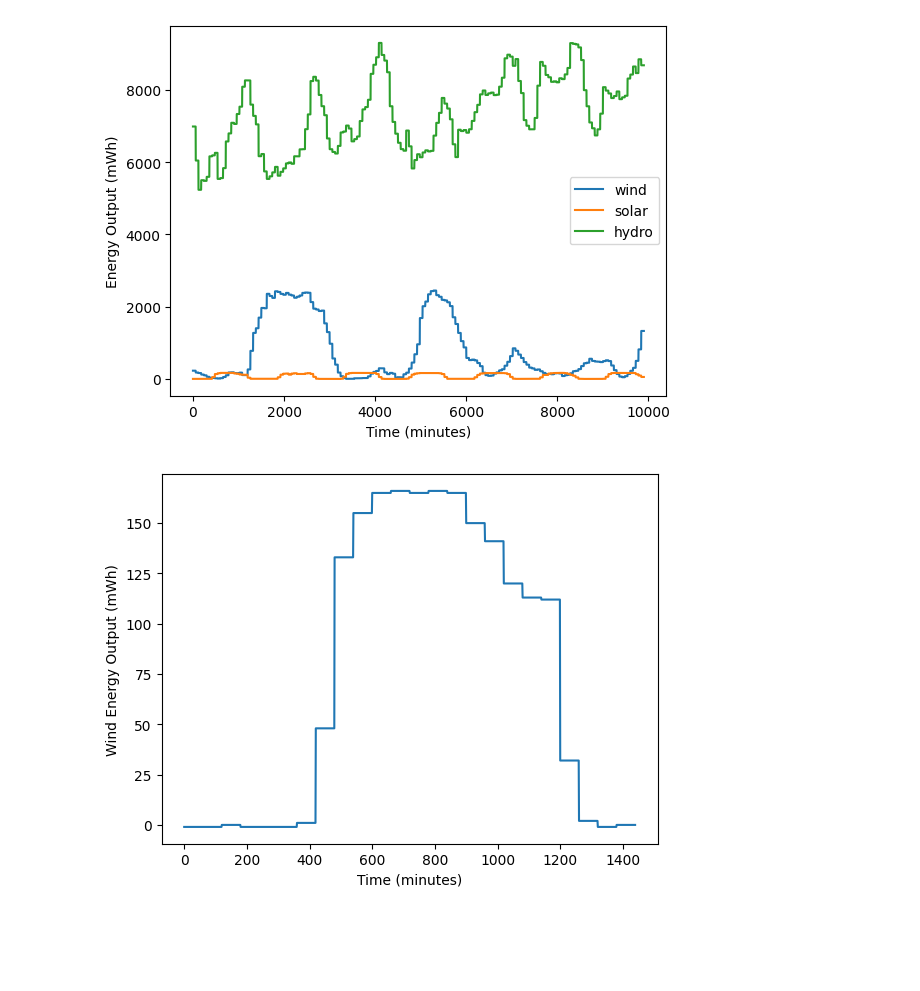
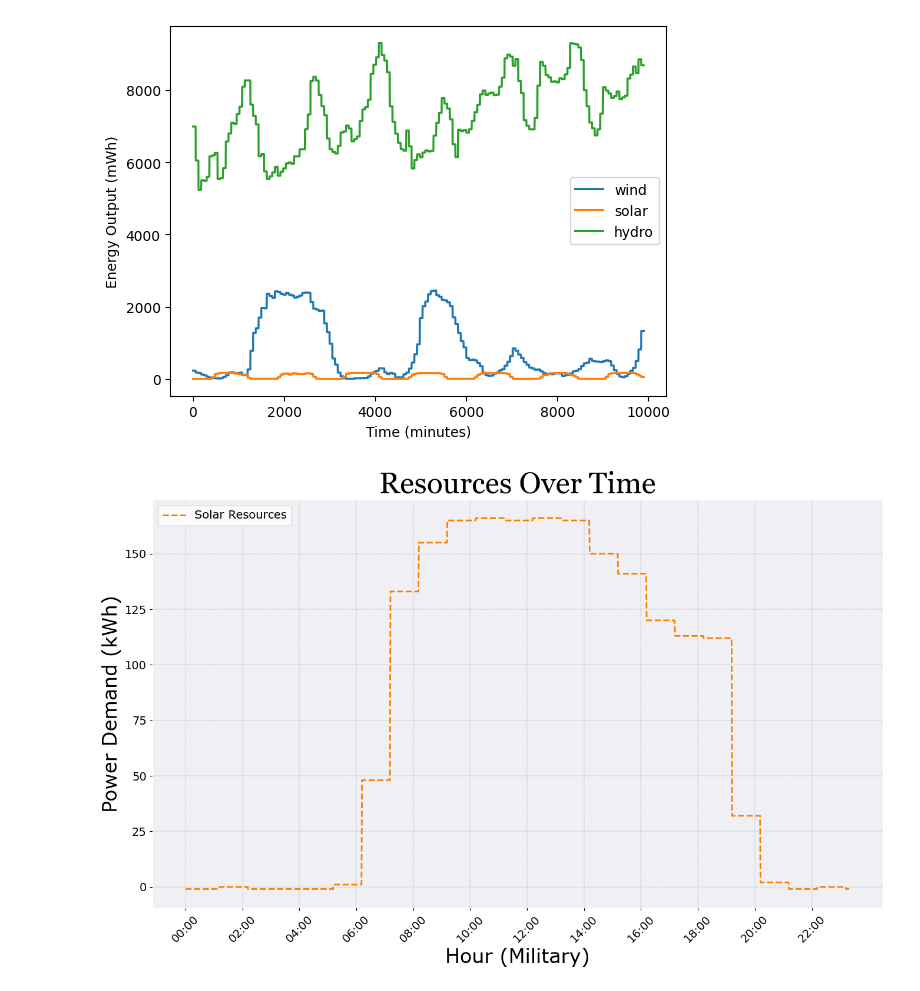
Before and after one commit to calebtheeardley/PeakDemanMinimizationAboveAResourceCurve, a Jupyter notebook: Code/Data Visualization/renewable_data_visualization.ipynb, the cells around one changed output. Saved outputs shown, nothing was run; the diff lists cells and outputs as text; code cells hidden in the pictures; blank space fills up the shorter version.

Commit message:
Made final visuals

```diff
--- a/Code/Data Visualization/renewable_data_visualization.ipynb
+++ b/Code/Data Visualization/renewable_data_visualization.ipynb
@@ -24,6 +25,10 @@ for i in range(len(solar_energy_7_days)):
 hydro_energy_7_days = [0 for _ in range(165 * 60)]
 for i in range(len(hydro_energy_7_days)):
     hydro_energy_7_days[i] = hydro_energy[ i // 60 ]['value']
+
+day = 2
+# resources = total[(24 * day) + start_time : (24 * day) + end_time]
+resources = solar_energy_7_days[(24 * day) + 0 : (24 * day) + 1400]
 # %%
 x_values = np.array([i for i in range(165 * 60)])
 
@@ -43,21 +48,46 @@ plt.show()
 # %% [output]
 [figure]
 # %%
-total = []
-for i in range(165 * 60):
-    sum = wind_energy_7_days[i] + solar_energy_7_days[i] + hydro_energy_7_days[i]
-    total.append(sum)
+fig, ax = plt.subplots(figsize=(16,9))
 
-day = 0
+# Set figure (outside) background
+fig.patch.set_facecolor("#FFFFFF")
 
-x_values = np.array([i for i in range(24 * 60)])
-solar_energy_7_days = np.array(solar_energy_7_days[(day*24) * 60:(day+1) * 24 * 60])
+# Set axes (plot area) background
+ax.set_facecolor("#f0f0f4")
 
-plt.plot(x_values, solar_energy_7_days)
+# Plot data
+job_graph_xvalues = np.array([i for i in range(0, 1400)])
+ax.plot(job_graph_xvalues, resources, label="Solar Resources", linestyle='--', color = '#f77f00', linewidth=2)
+# ax.plot(job_graph_xvalues, inexact_intervals, label="PDAC Inexact", linestyle='-', color = '#f77f00', linewidth=1)
+# ax.plot(job_graph_xvalues, greedy_intervals, label="PDAC Greedy", linestyle=':', color = '#0081a7', linewidth=1)
+# ax.plot(job_graph_xvalues, naive_intervals, label="PDAC Naive", linestyle='--', color = '#9448bc', linewidth=1)
+# ax.plot(job_graph_xvalues, resources, label="Resources", linestyle='-.', color='#f74e00', linewidth=1)
 
-plt.xlabel("Time (minutes)")
-plt.ylabel("Wind Energy Output (mWh)")
+ax.grid(True, linestyle='--', linewidth=0.25, color='grey')
+plt.tick_params(axis='both', labelsize=14)
+ax.set_xticks(np.arange(0, 1440, 120))
+x = list (range(0, 1440, 120))
+def minutes_to_hours(x, pos):
+    hours = int(x // 60)
+    return f'{hours:02d}:00'
+plt.gca().xaxis.set_major_formatter(FuncFormatter(minutes_to_hours))
+for label in ax.get_xticklabels():
+    label.set_rotation(45)
+    label.set_horizontalalignment('center')
+# ax.set_yticks(np.arange(0, max(naive_intervals)+10, 10))
 
+ax.set_title("Resources Over Time", fontsize=36, fontname="Georgia", color='black')
+ax.set_xlabel("Hour (Military)", fontsize=24, fontname='Verdana', color='black')
+ax.set_ylabel("Power Demand (kWh)", fontsize=24, fontname='Verdana', color='black')
+ax.legend(loc='upper left', prop={'family': 'Verdana', 'size': 14})
+
+ax.tick_params(colors='black')
+for spine in ax.spines.values():
+    spine.set_edgecolor('white')
+
+# Save the figure to the Figures folder
+plt.savefig(f"../../Output_Data/Final_Figures/resource_curve_visualization_color.png")
 plt.show()
 # %% [output]
-[figure, old version]
+[figure, new version]
```
Also changed, not shown: parts of 1 cell of this notebook, 38 other files.
